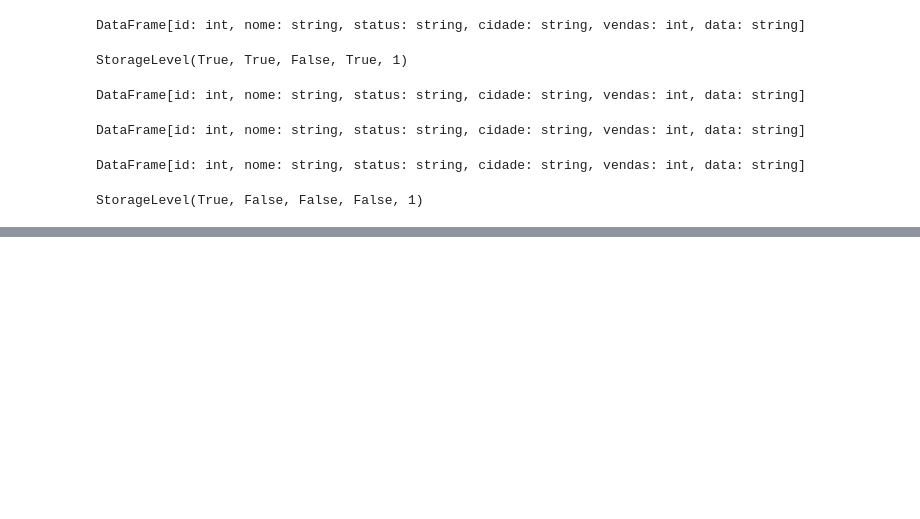
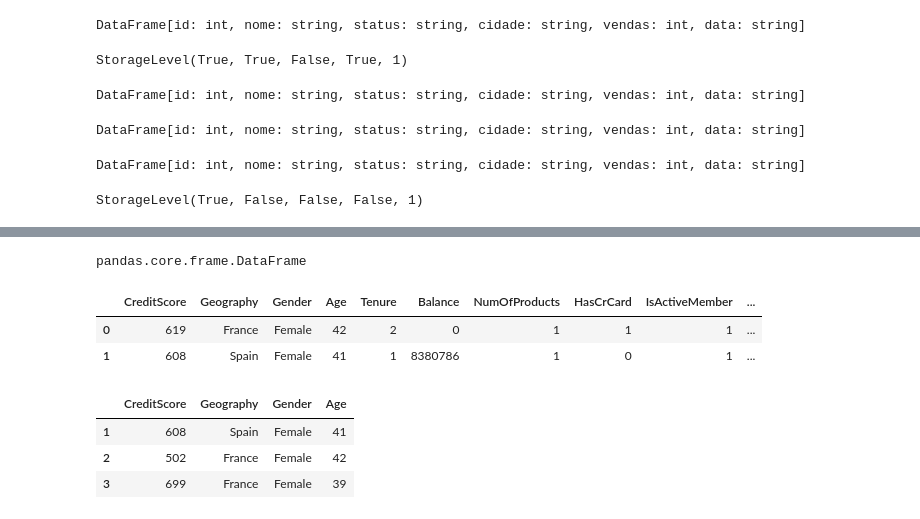
Before and after one commit to OseiasBeu/SparkFormation, a Jupyter notebook: SparkFormation.ipynb, the cells around one changed output, grey strips where cells are left out. Saved outputs shown, nothing was run; the diff lists cells and outputs as text; code cells hidden in the pictures; blank space fills up the shorter version.

```diff
--- a/SparkFormation.ipynb
+++ b/SparkFormation.ipynb
@@ -2216,0 +2271,2 @@ StorageLevel(True, False, False, False, 1)
+# %%
+churn_df = sc.createDataFrame(churn)
@@ -2216,0 +2287,19 @@ StorageLevel(True, False, False, False, 1)
+# %%
+pandas  = churn_df.toPandas()
+# %%
+type(pandas)
+# %% [output]
+pandas.core.frame.DataFrame
+# %%
+pandas.head(2)
+# %% [output]
+|  | CreditScore | Geography | Gender | Age | Tenure | Balance | NumOfProducts | HasCrCard | IsActiveMember | ... |
+| 0 | 619 | France | Female | 42 | 2 | 0 | 1 | 1 | 1 | ... |
+| 1 | 608 | Spain | Female | 41 | 1 | 8380786 | 1 | 0 | 1 | ... |
+# %%
+churn.iloc[1:4,0:4]
+# %% [output]
+|  | CreditScore | Geography | Gender | Age |
+| 1 | 608 | Spain | Female | 41 |
+| 2 | 502 | France | Female | 42 |
+| 3 | 699 | France | Female | 39 |
```
Also changed, not shown: parts of 55 cells of this notebook.
